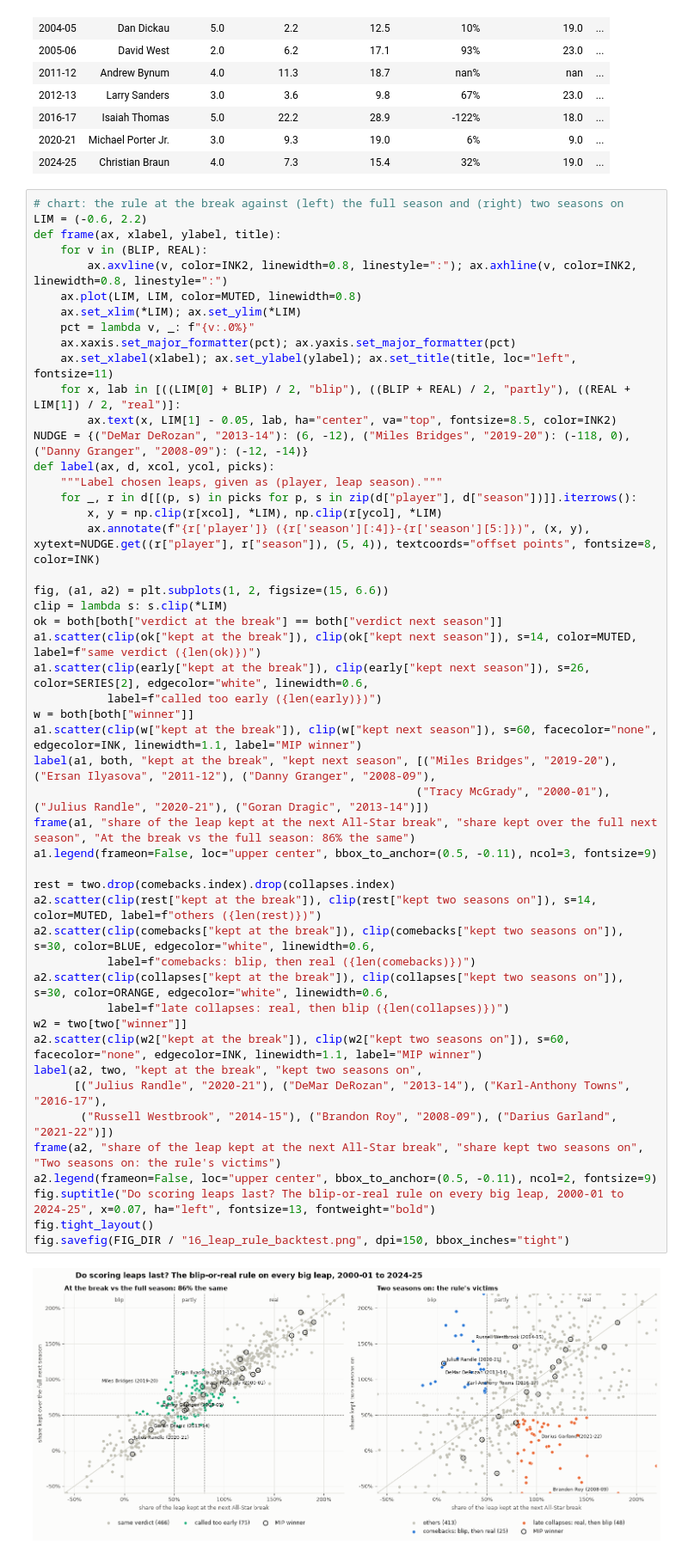
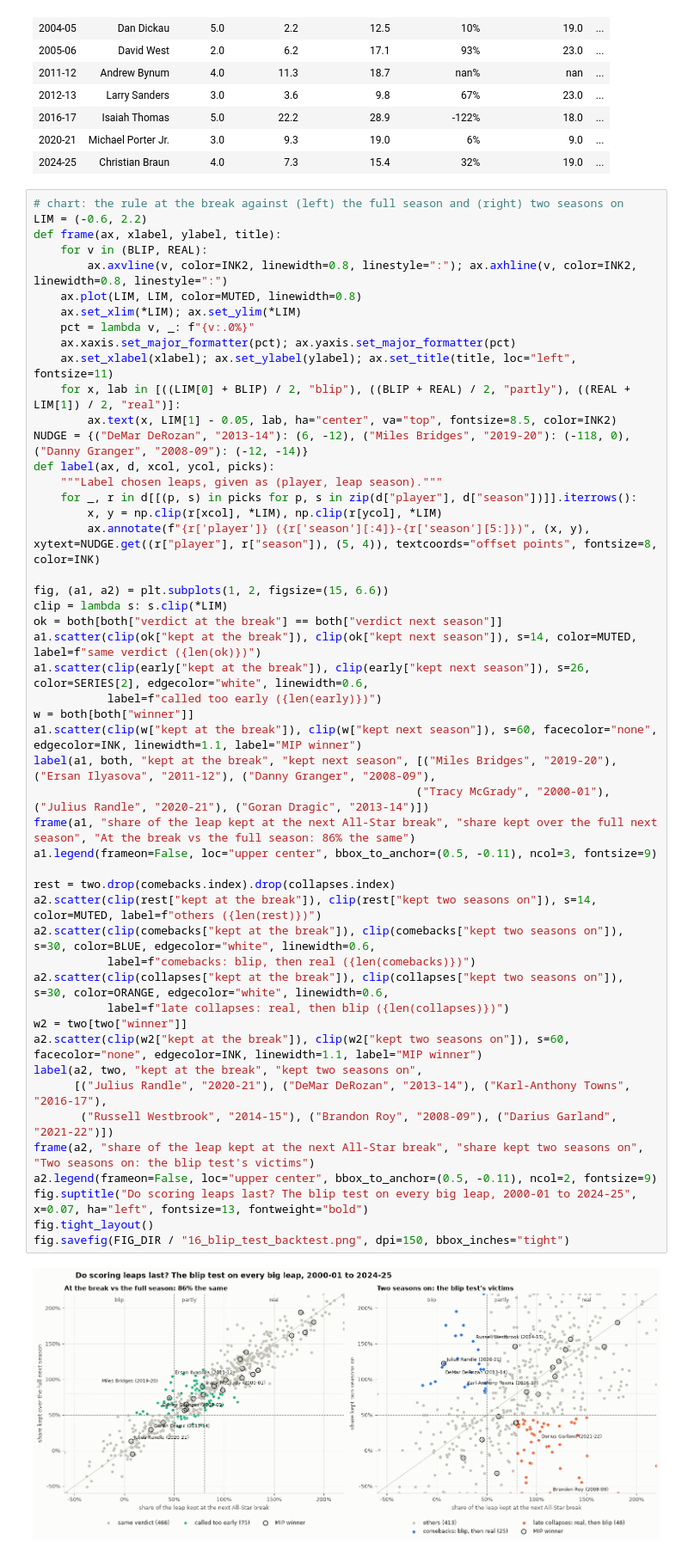
Before and after one commit to dan-j-e/unicorn-hunting, a Jupyter notebook: notebooks/16_do_leaps_last.ipynb, the cells around one changed output. Shown at 86% size. Cells and saved outputs as stored; diff of their text form.

Commit message:
Rename the blip-or-real rule to 'the blip test'

```diff
--- a/notebooks/16_do_leaps_last.ipynb
+++ b/notebooks/16_do_leaps_last.ipynb
@@ -197,37 +197,37 @@ def label(ax, d, xcol, ycol, picks):
         x, y = np.clip(r[xcol], *LIM), np.clip(r[ycol], *LIM)
         ax.annotate(f"{r['player']} ({r['season'][:4]}-{r['season'][5:]})", (x, y), xytext=NUDGE.get((r["player"], r["season"]), (5, 4)), textcoords="offset points", fontsize=8, color=INK)
 
 fig, (a1, a2) = plt.subplots(1, 2, figsize=(15, 6.6))
 clip = lambda s: s.clip(*LIM)
 ok = both[both["verdict at the break"] == both["verdict next season"]]
 a1.scatter(clip(ok["kept at the break"]), clip(ok["kept next season"]), s=14, color=MUTED, label=f"same verdict ({len(ok)})")
 a1.scatter(clip(early["kept at the break"]), clip(early["kept next season"]), s=26, color=SERIES[2], edgecolor="white", linewidth=0.6,
            label=f"called too early ({len(early)})")
 w = both[both["winner"]]
 a1.scatter(clip(w["kept at the break"]), clip(w["kept next season"]), s=60, facecolor="none", edgecolor=INK, linewidth=1.1, label="MIP winner")
 label(a1, both, "kept at the break", "kept next season", [("Miles Bridges", "2019-20"), ("Ersan Ilyasova", "2011-12"), ("Danny Granger", "2008-09"),
                                                          ("Tracy McGrady", "2000-01"), ("Julius Randle", "2020-21"), ("Goran Dragic", "2013-14")])
 frame(a1, "share of the leap kept at the next All-Star break", "share kept over the full next season", "At the break vs the full season: 86% the same")
 a1.legend(frameon=False, loc="upper center", bbox_to_anchor=(0.5, -0.11), ncol=3, fontsize=9)
 
 rest = two.drop(comebacks.index).drop(collapses.index)
 a2.scatter(clip(rest["kept at the break"]), clip(rest["kept two seasons on"]), s=14, color=MUTED, label=f"others ({len(rest)})")
 a2.scatter(clip(comebacks["kept at the break"]), clip(comebacks["kept two seasons on"]), s=30, color=BLUE, edgecolor="white", linewidth=0.6,
            label=f"comebacks: blip, then real ({len(comebacks)})")
 a2.scatter(clip(collapses["kept at the break"]), clip(collapses["kept two seasons on"]), s=30, color=ORANGE, edgecolor="white", linewidth=0.6,
            label=f"late collapses: real, then blip ({len(collapses)})")
 w2 = two[two["winner"]]
 a2.scatter(clip(w2["kept at the break"]), clip(w2["kept two seasons on"]), s=60, facecolor="none", edgecolor=INK, linewidth=1.1, label="MIP winner")
 label(a2, two, "kept at the break", "kept two seasons on",
       [("Julius Randle", "2020-21"), ("DeMar DeRozan", "2013-14"), ("Karl-Anthony Towns", "2016-17"),
        ("Russell Westbrook", "2014-15"), ("Brandon Roy", "2008-09"), ("Darius Garland", "2021-22")])
-frame(a2, "share of the leap kept at the next All-Star break", "share kept two seasons on", "Two seasons on: the rule's victims")
+frame(a2, "share of the leap kept at the next All-Star break", "share kept two seasons on", "Two seasons on: the blip test's victims")
 a2.legend(frameon=False, loc="upper center", bbox_to_anchor=(0.5, -0.11), ncol=2, fontsize=9)
-fig.suptitle("Do scoring leaps last? The blip-or-real rule on every big leap, 2000-01 to 2024-25", x=0.07, ha="left", fontsize=13, fontweight="bold")
+fig.suptitle("Do scoring leaps last? The blip test on every big leap, 2000-01 to 2024-25", x=0.07, ha="left", fontsize=13, fontweight="bold")
 fig.tight_layout()
-fig.savefig(FIG_DIR / "16_leap_rule_backtest.png", dpi=150, bbox_inches="tight")
+fig.savefig(FIG_DIR / "16_blip_test_backtest.png", dpi=150, bbox_inches="tight")
 # %% [output]
-[figure, old version]
+[figure, new version]
 # %% [markdown]
 ### 16B findings
 
```
Also changed, not shown: parts of 3 cells of this notebook, 7 other files.
